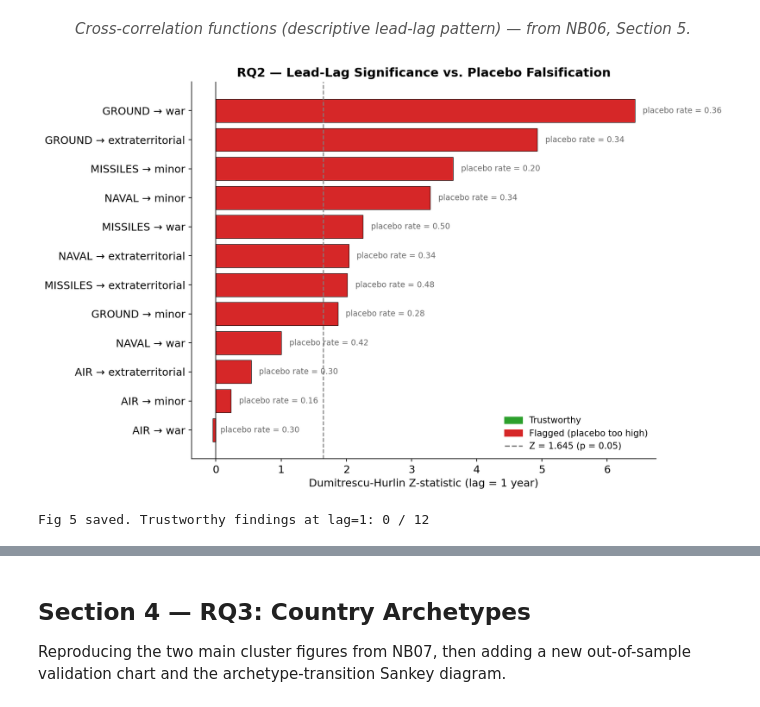
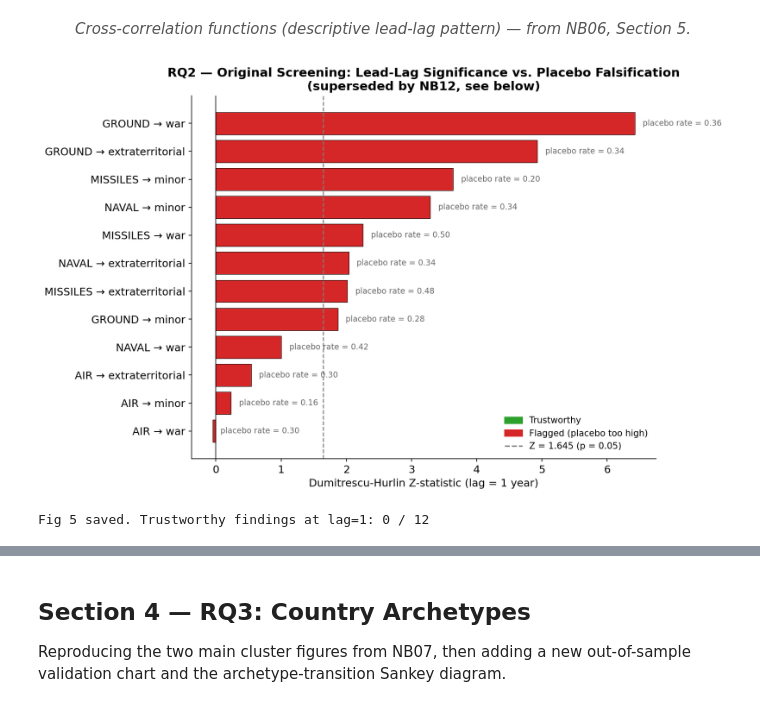
Before and after one commit to plutorion275/peacekeepers-arms-race, a Jupyter notebook: notebooks/08_visualization_summary.ipynb, the cells around one changed output, grey strips where cells are left out. Cells and saved outputs as stored; diff of their text form; code cells hidden in the pictures.

```diff
--- a/notebooks/08_visualization_summary.ipynb
+++ b/notebooks/08_visualization_summary.ipynb
@@ -464,31 +504,31 @@ Cross-correlation functions (descriptive lead-lag pattern) — from NB06, Sectio
 # %%
 # ── RQ2 trustworthiness forest plot (lag = 1 only — where all positive Z values live) ──
 lag1 = placebo_df[placebo_df["lag"] == 1].copy()
 lag1["label"] = lag1["weapon"] + " \u2192 " + lag1["outcome"].str.replace("part_n_", "", regex=False)
 lag1 = lag1.sort_values("Z_real")
 
 fig, ax = plt.subplots(figsize=(11, 7))
 bar_colors = ["#2ca02c" if t else "#d62728" for t in lag1["trustworthy"]]
 ax.barh(lag1["label"], lag1["Z_real"], color=bar_colors, edgecolor="black", linewidth=0.5)
 ax.axvline(1.645, color="gray", linestyle="--", lw=1.2)
 ax.axvline(0, color="black", lw=0.8)
 for i, (z, rate) in enumerate(zip(lag1["Z_real"], lag1["placebo_sig_rate"])):
     ax.text(z + 0.12, i, f"placebo rate = {rate:.2f}", va="center", fontsize=9, color="dimgray")
 
 ax.set_xlabel("Dumitrescu-Hurlin Z-statistic (lag = 1 year)")
-ax.set_title("RQ2 — Lead-Lag Significance vs. Placebo Falsification")
+ax.set_title("RQ2 — Original Screening: Lead-Lag Significance vs. Placebo Falsification\n(superseded by NB12, see below)")
 handles = [
     mpatches.Patch(color="#2ca02c", label="Trustworthy"),
     mpatches.Patch(color="#d62728", label="Flagged (placebo too high)"),
     plt.Line2D([0], [0], color="gray", linestyle="--", label="Z = 1.645 (p = 0.05)"),
 ]
 ax.legend(handles=handles, loc="lower right", frameon=False)
 fig.tight_layout()
 fig.savefig(FIG_DIR / "fig5_rq2_trust_forest.png", dpi=300, bbox_inches="tight")
 plt.show()
 
 n_trust_lag1 = int(lag1["trustworthy"].sum())
 print(f"Fig 5 saved. Trustworthy findings at lag=1: {n_trust_lag1} / {len(lag1)}")
 # %% [output]
-[figure, old version]
+[figure, new version]
 Fig 5 saved. Trustworthy findings at lag=1: 0 / 12
```
Also changed, not shown: parts of 7 cells of this notebook, 5 other files.
